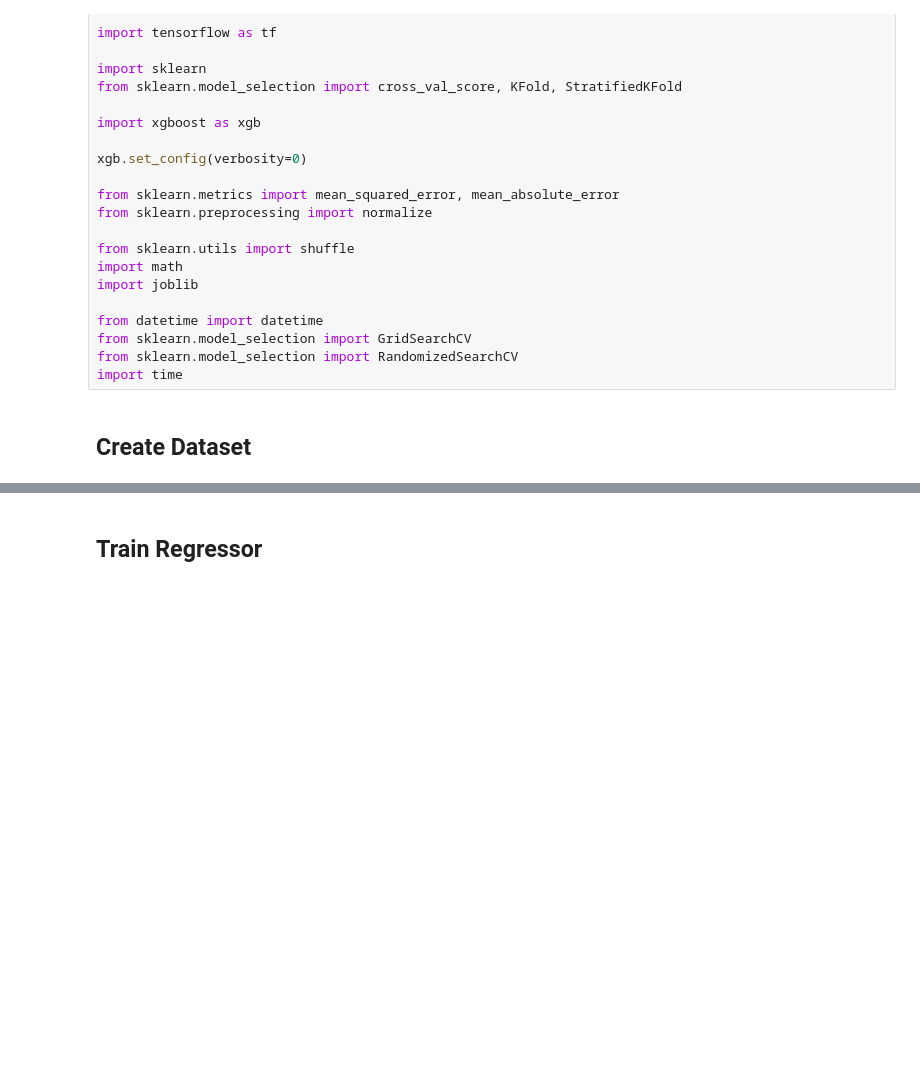
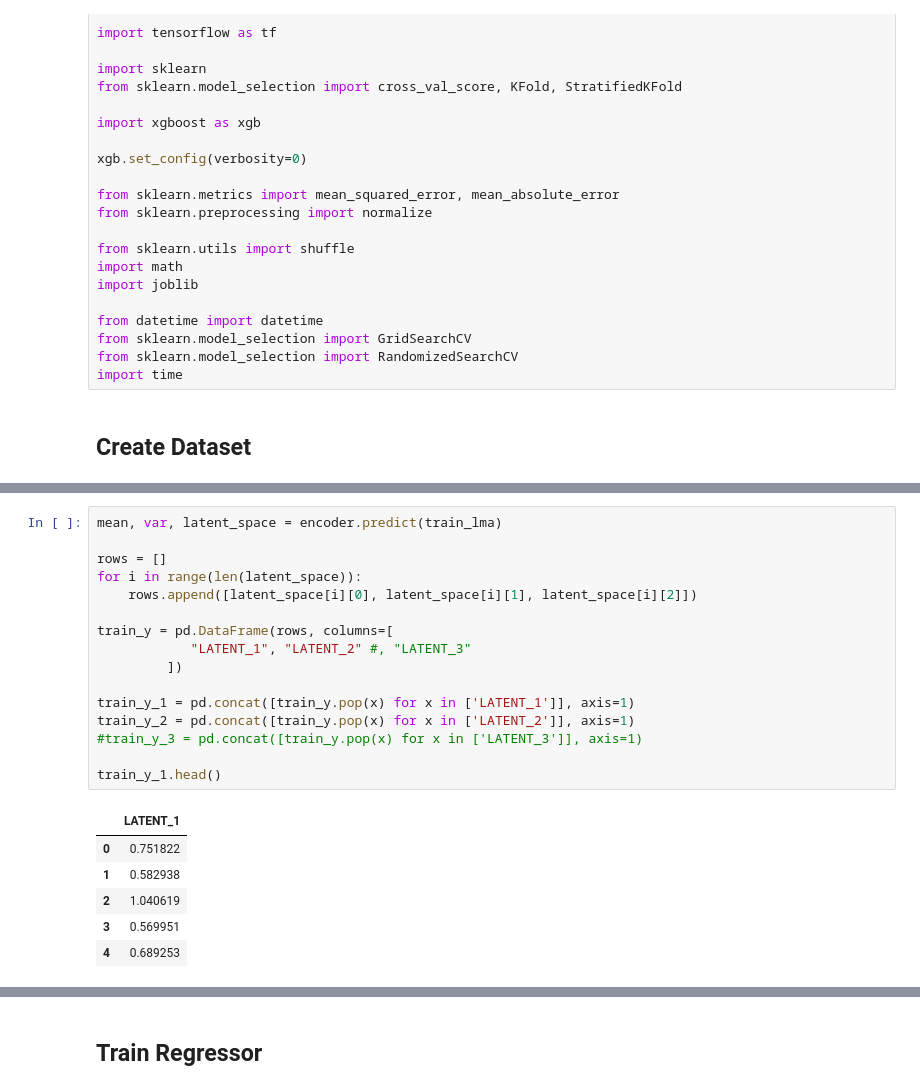
Before and after one commit to HerouFenix/Emotionally-Expressive-Motion-Controller-for-Virtual-Characters, a Jupyter notebook: motion_synthesizer/model_training/autoencoder_2.ipynb, the cells around one changed output, grey strips where cells are left out. Drawn from its saved outputs; the diff is of its cells as text; blank space fills up the shorter version.

```diff
--- a/motion_synthesizer/model_training/autoencoder_2.ipynb
+++ b/motion_synthesizer/model_training/autoencoder_2.ipynb
@@ -358,0 +424,23 @@ print(len(reg_test_Y))
+# %%
+mean, var, latent_space = encoder.predict(train_lma)
+
+rows = []
+for i in range(len(latent_space)):
+    rows.append([latent_space[i][0], latent_space[i][1], latent_space[i][2]])
+
+train_y = pd.DataFrame(rows, columns=[
+            "LATENT_1", "LATENT_2" #, "LATENT_3"
+         ])
+
+train_y_1 = pd.concat([train_y.pop(x) for x in ['LATENT_1']], axis=1)
+train_y_2 = pd.concat([train_y.pop(x) for x in ['LATENT_2']], axis=1)
+#train_y_3 = pd.concat([train_y.pop(x) for x in ['LATENT_3']], axis=1)
+
+train_y_1.head()
+# %% [output]
+|  | LATENT_1 |
+| 0 | 0.751822 |
+| 1 | 0.582938 |
+| 2 | 1.040619 |
+| 3 | 0.569951 |
+| 4 | 0.689253 |
```
Also changed, not shown: parts of 41 cells of this notebook, 3 other files.
